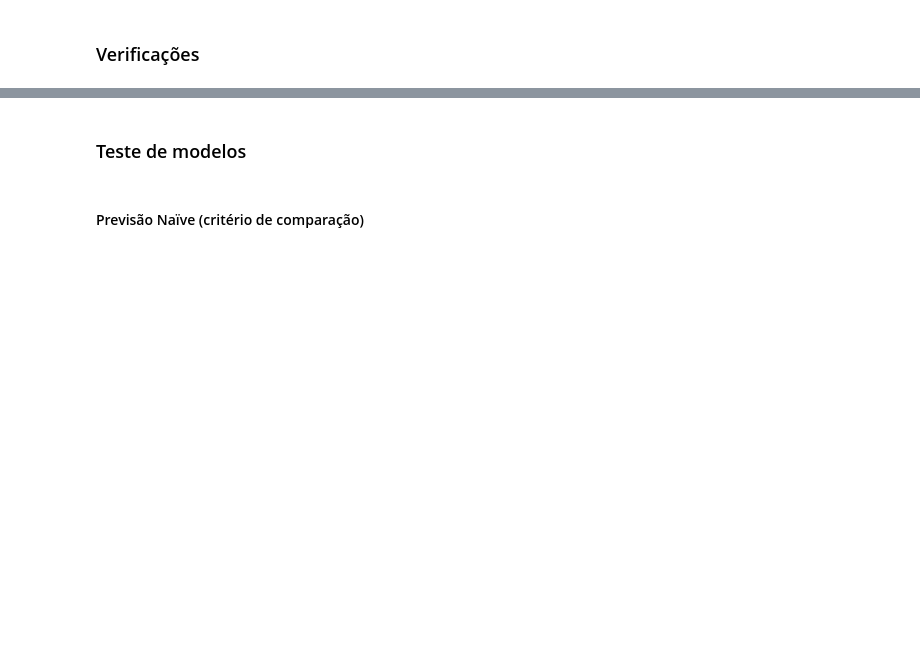
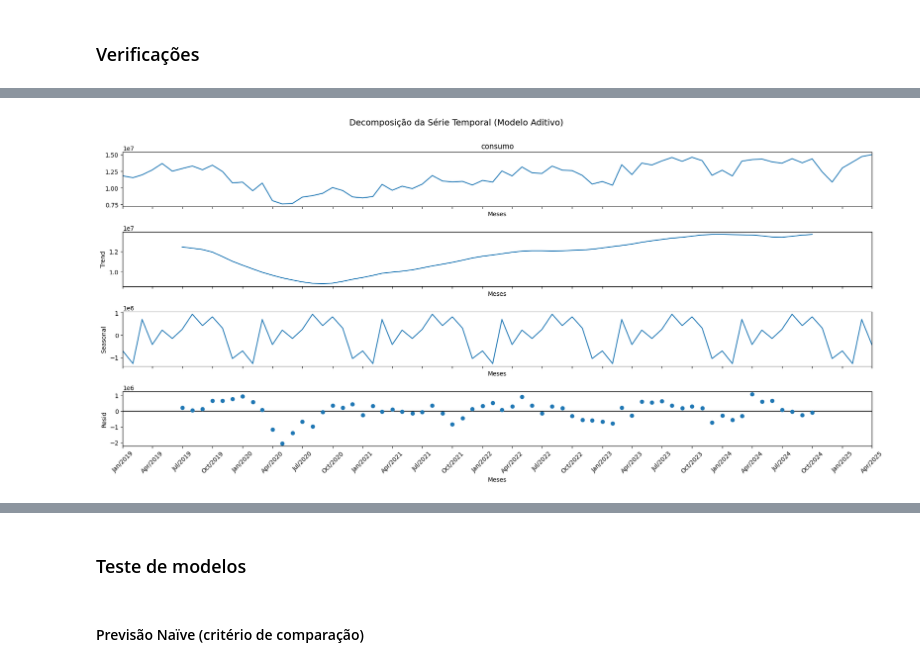
Before and after one commit to ffserro/MVP, a Jupyter notebook: mvp.ipynb, the cells around one changed output, grey strips where cells are left out. Saved outputs shown, nothing was run; the diff lists cells and outputs as text; code cells hidden in the pictures; blank space fills up the shorter version.

```diff
--- a/mvp.ipynb
+++ b/mvp.ipynb
@@ -365,7 +591,35 @@ checa_estacionariedade(mmm_marinha.consumo)
 # %%
-# Decomposição de tendência e sazonalidade
+# ============================================================
+# Decomposição da série temporal em tendência, sazonalidade e resíduos
+# ============================================================
 
-decomp = seasonal_decompose(mmm_marinha.consumo, model='additive', period=12)
-decomp.plot()
+# Aplica decomposição aditiva:
+# consumo = tendência + sazonalidade + resíduo
+# O parâmetro "period=12" assume sazonalidade anual (mensalidade em 12 meses).
+decomp = seasonal_decompose(
+    mmm_marinha.set_index('ano_mes')['consumo'],
+    model='additive',
+    period=12
+)
+
+# Gera visualização dos componentes:
+# - Série observada
+# - Tendência (variação de longo prazo)
+# - Sazonalidade (padrões que se repetem periodicamente)
+# - Resíduos (parte não explicada pelo modelo)
+fig = decomp.plot()
+fig.set_size_inches(20, 8)
+
+for ax in fig.axes:
+    ax.set_xlabel("Meses")
+    ax.xaxis.set_major_locator(mdates.MonthLocator(interval=3))
+    ax.xaxis.set_major_formatter(
+        plt.matplotlib.dates.DateFormatter("%b/%Y")  # formato "Jan/2020"
+    )
+    ax.tick_params(axis="x", rotation=45)
+
+plt.suptitle("Decomposição da Série Temporal (Modelo Aditivo)", fontsize=14, y=1.02)
 plt.show()
+# %% [output]
+[figure, added]
 # %%
```
Also changed, not shown: parts of 42 cells of this notebook.
